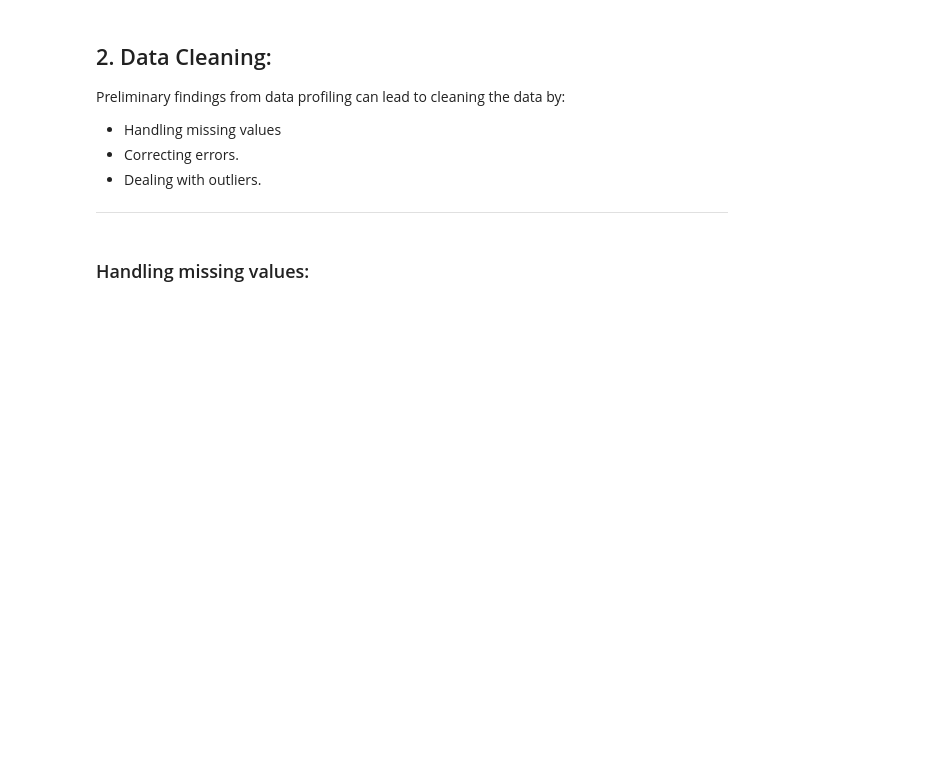
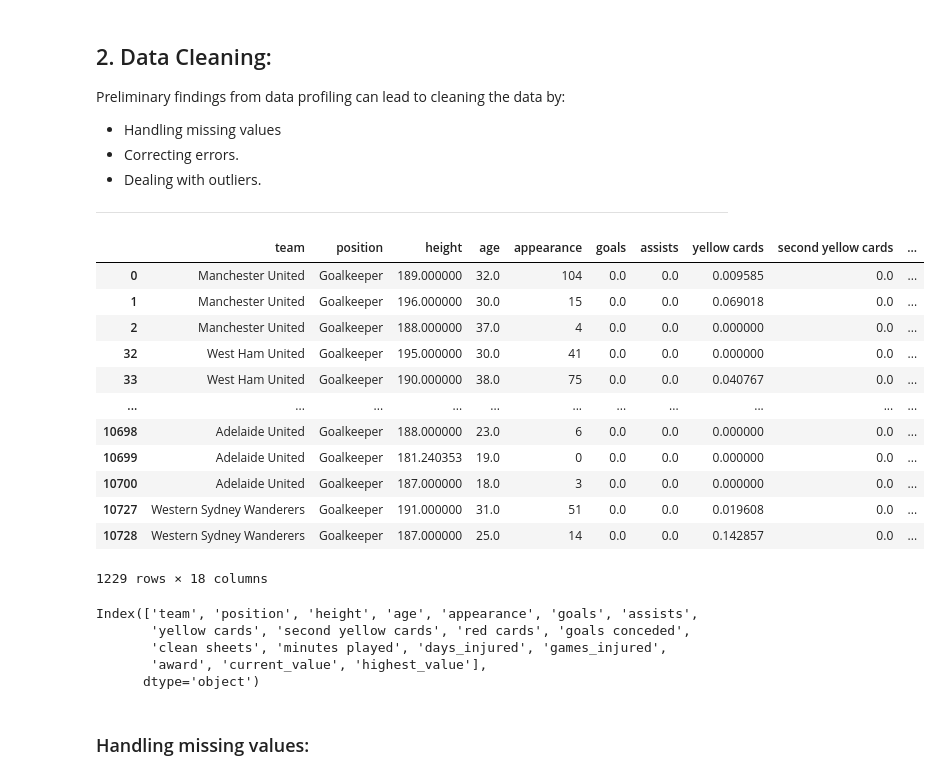
Before and after one commit to osamaAlharbi1/Usecase-7, a Jupyter notebook: EDA explain template.ipynb, the cells around one changed output. Drawn from its saved outputs; the diff is of its cells as text; code cells hidden in the pictures; blank space fills up the shorter version.

```diff
--- a/EDA explain template.ipynb
+++ b/EDA explain template.ipynb
@@ -366,0 +357,25 @@ Preliminary findings from data profiling can lead to cleaning the data by:
+# %%
+df2 = df[df['position'] == 'Goalkeeper']
+df2
+# %% [output]
+|  | team | position | height | age | appearance | goals | assists | yellow cards | second yellow cards | ... |
+| 0 | Manchester United | Goalkeeper | 189.000000 | 32.0 | 104 | 0.0 | 0.0 | 0.009585 | 0.0 | ... |
+| 1 | Manchester United | Goalkeeper | 196.000000 | 30.0 | 15 | 0.0 | 0.0 | 0.069018 | 0.0 | ... |
+| 2 | Manchester United | Goalkeeper | 188.000000 | 37.0 | 4 | 0.0 | 0.0 | 0.000000 | 0.0 | ... |
+| 32 | West Ham United | Goalkeeper | 195.000000 | 30.0 | 41 | 0.0 | 0.0 | 0.000000 | 0.0 | ... |
+| 33 | West Ham United | Goalkeeper | 190.000000 | 38.0 | 75 | 0.0 | 0.0 | 0.040767 | 0.0 | ... |
+| ... | ... | ... | ... | ... | ... | ... | ... | ... | ... | ... |
+| 10698 | Adelaide United | Goalkeeper | 188.000000 | 23.0 | 6 | 0.0 | 0.0 | 0.000000 | 0.0 | ... |
+| 10699 | Adelaide United | Goalkeeper | 181.240353 | 19.0 | 0 | 0.0 | 0.0 | 0.000000 | 0.0 | ... |
+| 10700 | Adelaide United | Goalkeeper | 187.000000 | 18.0 | 3 | 0.0 | 0.0 | 0.000000 | 0.0 | ... |
+| 10727 | Western Sydney Wanderers | Goalkeeper | 191.000000 | 31.0 | 51 | 0.0 | 0.0 | 0.019608 | 0.0 | ... |
+| 10728 | Western Sydney Wanderers | Goalkeeper | 187.000000 | 25.0 | 14 | 0.0 | 0.0 | 0.142857 | 0.0 | ... |
+1229 rows × 18 columns
+# %%
+df2.columns
+# %% [output]
+Index(['team', 'position', 'height', 'age', 'appearance', 'goals', 'assists',
+       'yellow cards', 'second yellow cards', 'red cards', 'goals conceded',
+       'clean sheets', 'minutes played', 'days_injured', 'games_injured',
+       'award', 'current_value', 'highest_value'],
+      dtype='object')
```
Also changed, not shown: parts of 10 cells of this notebook, 3 other files.
